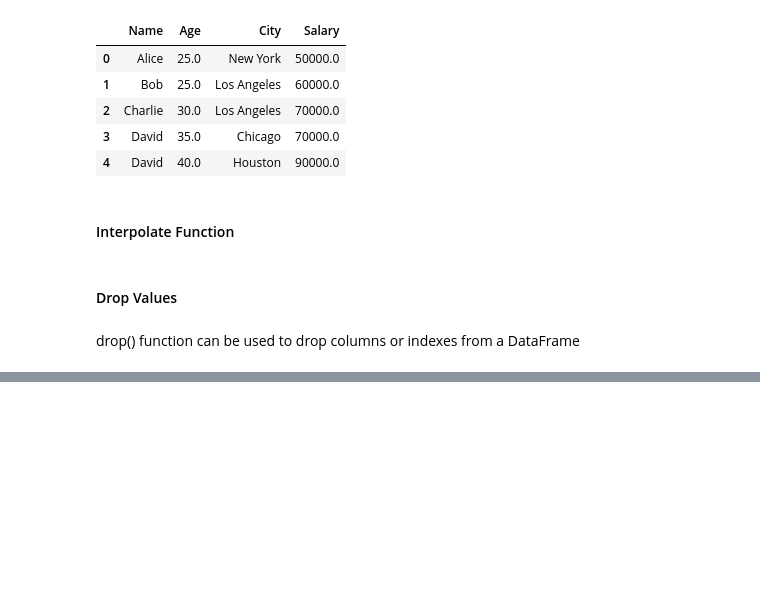
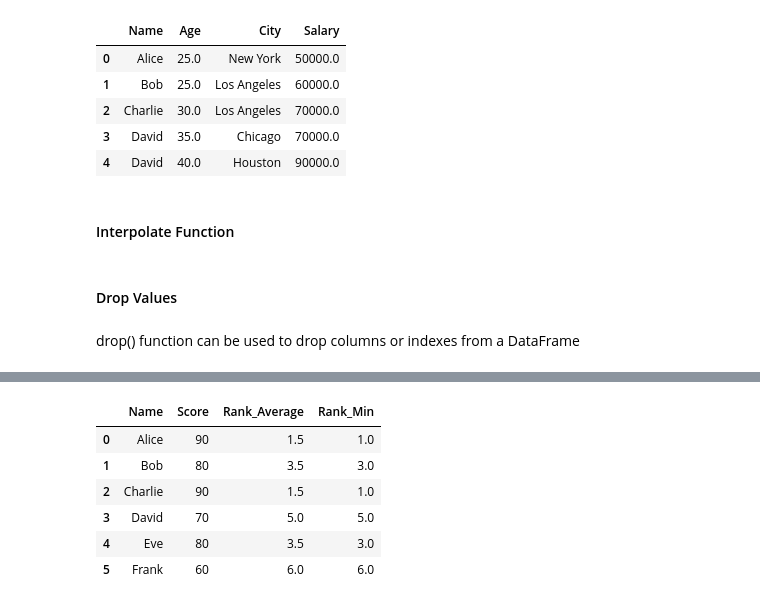
Before and after one commit to Vidush142/Sparta_Training, a Jupyter notebook: Python/Python_Pandas/Pandas_Training.ipynb, the cells around one changed output, grey strips where cells are left out. Cells and saved outputs as stored; diff of their text form; code cells hidden in the pictures; blank space fills up the shorter version.

```diff
--- a/Python/Python_Pandas/Pandas_Training.ipynb
+++ b/Python/Python_Pandas/Pandas_Training.ipynb
@@ -316,0 +570,11 @@ drop() function can be used to drop columns or indexes from a DataFrame
+# %%
+df_rank["Rank_Min"] = df_rank["Score"].rank(method="min", ascending=False)
+df_rank
+# %% [output]
+|  | Name | Score | Rank_Average | Rank_Min |
+| 0 | Alice | 90 | 1.5 | 1.0 |
+| 1 | Bob | 80 | 3.5 | 3.0 |
+| 2 | Charlie | 90 | 1.5 | 1.0 |
+| 3 | David | 70 | 5.0 | 5.0 |
+| 4 | Eve | 80 | 3.5 | 3.0 |
+| 5 | Frank | 60 | 6.0 | 6.0 |
```
Also changed, not shown: parts of 29 cells of this notebook.
